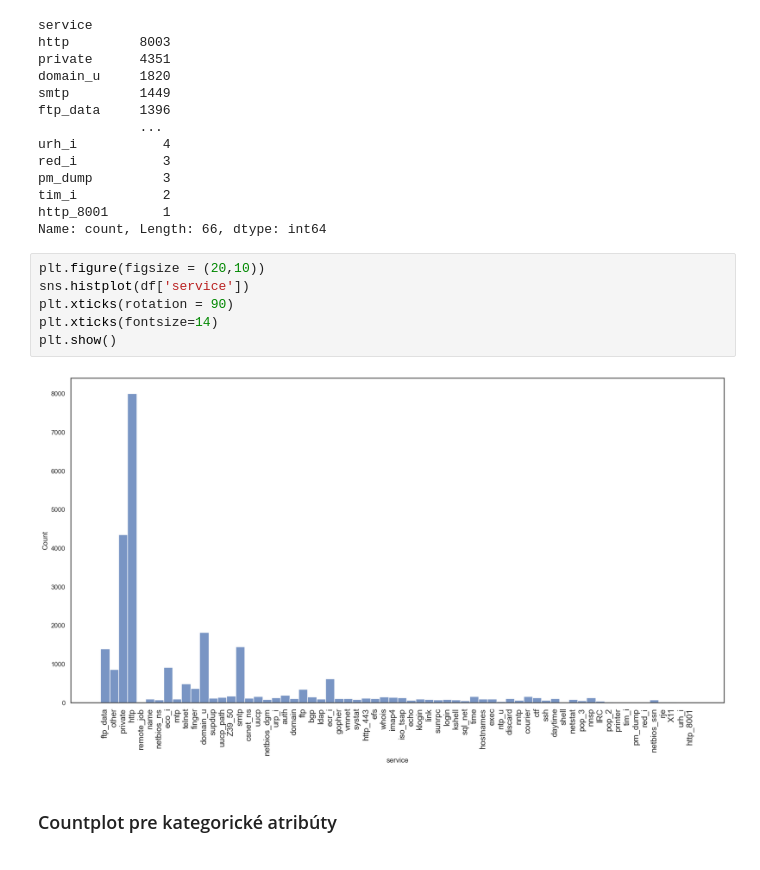
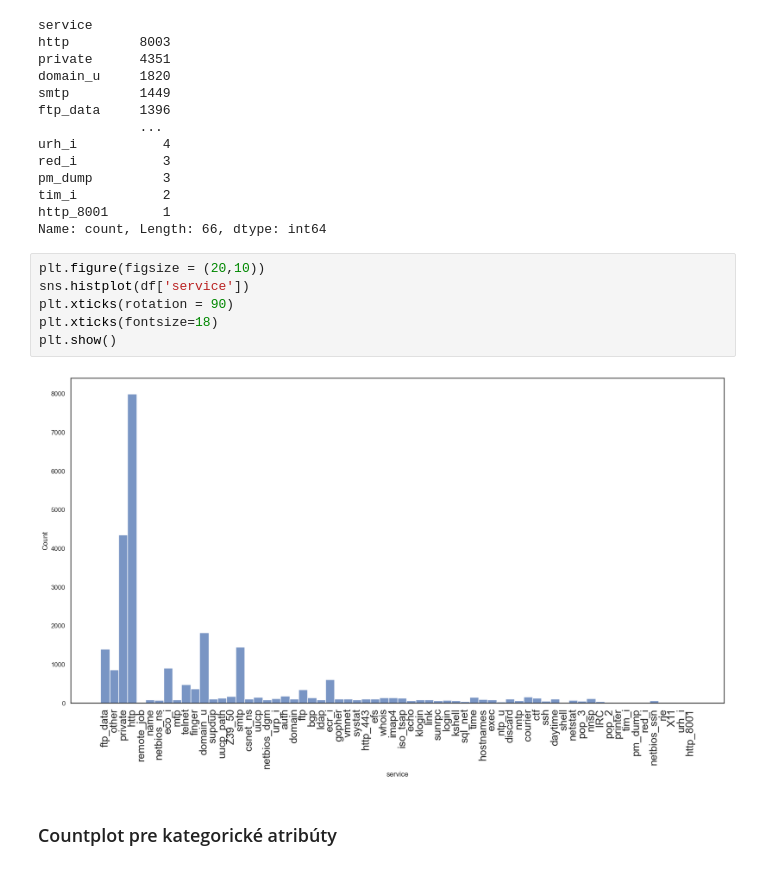
Before and after one commit to M4jkky/CRISP-DataMining, a Jupyter notebook: eda.ipynb, the cells around one changed output. Cells and saved outputs as stored; diff of their text form.

```diff
--- a/eda.ipynb
+++ b/eda.ipynb
@@ -115,11 +121,11 @@ Name: count, Length: 66, dtype: int64
 # %%
 plt.figure(figsize = (20,10))
 sns.histplot(df['service'])
 plt.xticks(rotation = 90)
-plt.xticks(fontsize=14)
+plt.xticks(fontsize=18)
 plt.show()
 # %% [output]
-[figure, old version]
+[figure, new version]
 # %% [markdown]
 ### Countplot pre kategorické atribúty
 # %%
```
Also changed, not shown: parts of 10 cells of this notebook, 5 other files.
